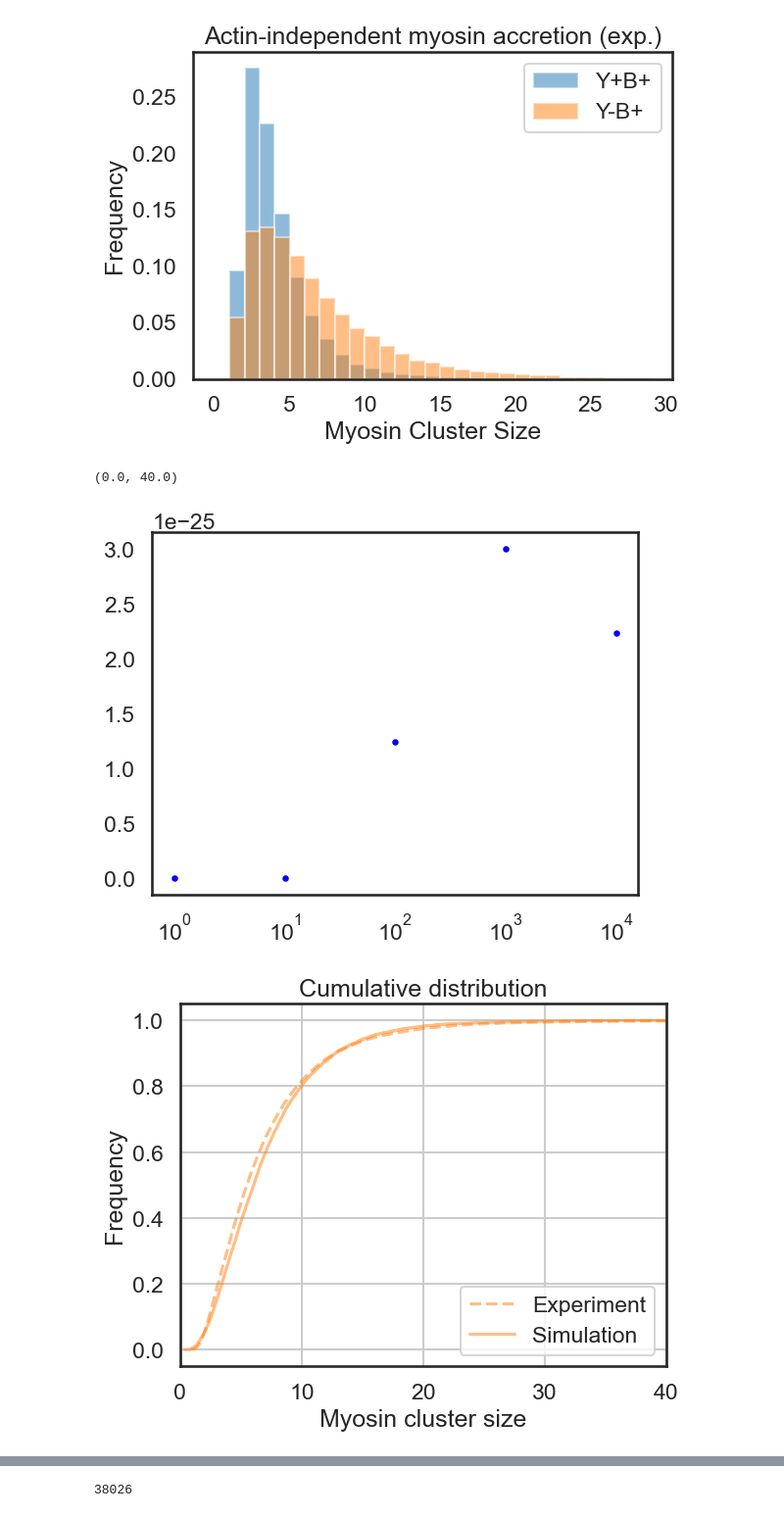
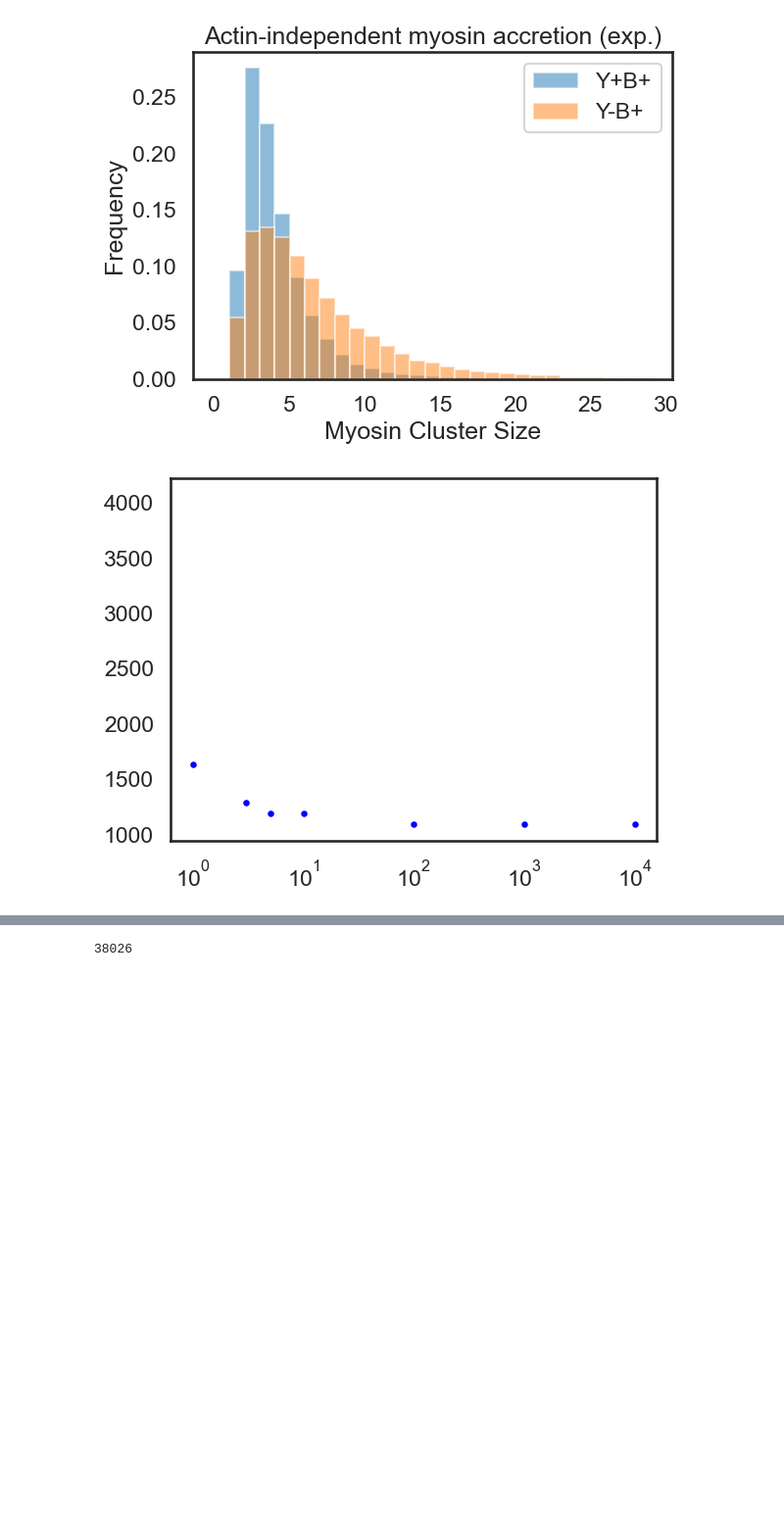
Before and after one commit to WHChou/Myosin-cluster-simulation, a Jupyter notebook: MyosinBinding_v2.ipynb, the cells around one changed output, grey strips where cells are left out. Shown at 98% size. Saved outputs shown, nothing was run; the diff lists cells and outputs as text; code cells hidden in the pictures; blank space fills up the shorter version.

```diff
--- a/MyosinBinding_v2.ipynb
+++ b/MyosinBinding_v2.ipynb
@@ -437,37 +437,42 @@ for ii in range(len(numMyosin)):
 #df = pd.DataFrame({'alpha': myoBias, 'beta': acBias, 'mode': mode_array, 'sigma': sigma_array})
 #df.to_csv('params.csv')
 # %%
-numGrid = 10000
+numGrid = 1000
 ActinThick = GenActinThick('lognormal', numGrid, 1, 1)
 MyosinInit = GenMyoNum('lognormal', numGrid, 1.31, 0.52)
 numMyosin = int(np.sum(MyosinInit)*2/3)
 actinBiasVal = 0
-myosinBiasVal = [1, 10, 100, 1000, 10000]
+myosinBiasVal = [0, 1, 3, 5, 10, 100, 1000, 10000]
 ifsave = 0
 dwnsample = 1
 
-ks_stats = np.zeros((len(myosinBiasVal)))
+cdf_dist = np.zeros((len(myosinBiasVal)))
 
 for ii in range(len(myosinBiasVal)):
     res = runSimulation(numGrid, numMyosin, MyosinInit, ActinThick, actinBiasVal, myosinBiasVal[ii], ifsave, dwnsample)
-    test = st.ks_2samp(res, allIntYoutB[allIntYoutB<=np.max(res)])
+    #test = st.ks_2samp(res, allIntYoutB[allIntYoutB<=np.max(res)])
 
-    ks_stats[ii] = test.pvalue
+    data1 = np.sort(res)
+    data2 = np.sort(allIntYoutB)
+    data_all = np.concatenate([data1, data2])
+    cdf_sim = np.searchsorted(data1, data_all, side='right') / data1.shape[0]
+    cdf_exp = np.searchsorted(data2, data_all, side='right') / data2.shape[0]
+    cddiffs = cdf_exp - cdf_sim
+    dist = np.sum(np.abs(cddiffs))
+    cdf_dist[ii] = dist
 
-plt.scatter(myosinBiasVal, ks_stats, 10, 'blue')
+plt.scatter(myosinBiasVal, cdf_dist, 10, 'blue')
 plt.xscale("log")
 # CDF
-sns.set_style("white")
-sns.set_context("talk")
-plt.figure()
-plot_ecdf(allIntYoutB, 'Experiment', '--', co[1])
-plot_ecdf(res, 'Simulation', '-', co[1])
-plt.title('Cumulative distribution')
-plt.xlabel("Myosin cluster size")
-plt.ylabel("Frequency")
-plt.legend()
-plt.xlim([0, 40])
+#sns.set_style("white")
+#sns.set_context("talk")
+#plt.figure()
+#plot_ecdf(allIntYoutB, 'Experiment', '--', co[1])
+#plot_ecdf(res, 'Simulation', '-', co[1])
+#plt.title('Cumulative distribution')
+#plt.xlabel("Myosin cluster size")
+#plt.ylabel("Frequency")
+#plt.legend()
+#plt.xlim([0, 40])
 # %% [output]
-(0.0, 40.0)
-[figure, old version]
+[figure, new version]
-[figure, removed]
```
Also changed, not shown: parts of 1 cell of this notebook.
